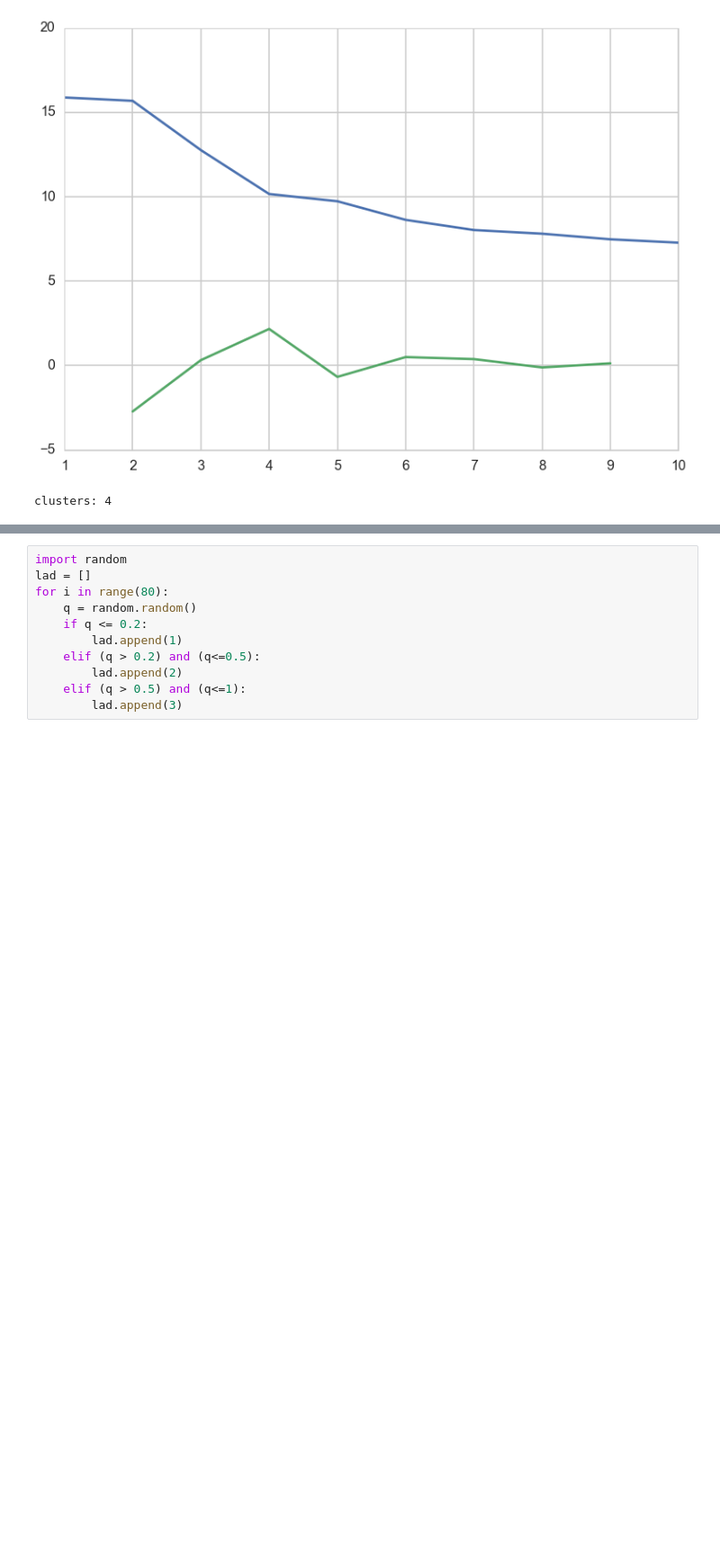
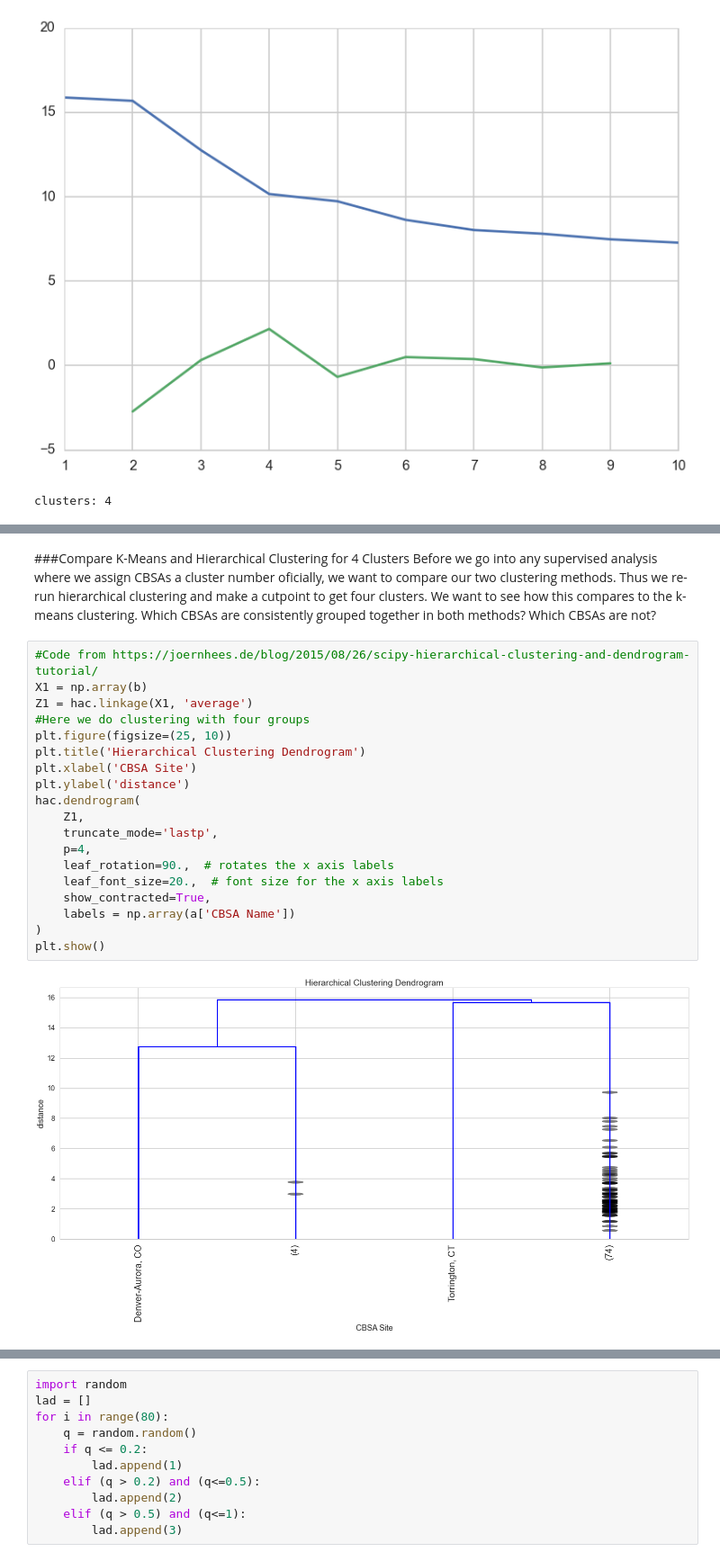
Before and after one commit to mchaffin17/AirPollutionFinalProject, a Jupyter notebook: UnsupervisedAnalysis.ipynb, the cells around one changed output, grey strips where cells are left out. Shown at 90% size. Saved outputs shown, nothing was run; the diff lists cells and outputs as text; blank space fills up the shorter version.

```diff
--- a/UnsupervisedAnalysis.ipynb
+++ b/UnsupervisedAnalysis.ipynb
@@ -102,0 +607,26 @@ clusters: 4
+# %% [markdown]
+###Compare K-Means and Hierarchical Clustering for 4 Clusters
+Before we go into any supervised analysis where we assign CBSAs a cluster number oficially, we want to compare our two clustering methods.  Thus we re-run hierarchical clustering and make a cutpoint to get four clusters.  We want to see how this compares to the k-means clustering.
+Which CBSAs are consistently grouped together in both methods?
+Which CBSAs are not?
+# %%
+#Code from https://joernhees.de/blog/2015/08/26/scipy-hierarchical-clustering-and-dendrogram-tutorial/
+X1 = np.array(b)
+Z1 = hac.linkage(X1, 'average')
+#Here we do clustering with four groups
+plt.figure(figsize=(25, 10))
+plt.title('Hierarchical Clustering Dendrogram')
+plt.xlabel('CBSA Site')
+plt.ylabel('distance')
+hac.dendrogram(
+    Z1,
+    truncate_mode='lastp',
+    p=4,
+    leaf_rotation=90.,  # rotates the x axis labels
+    leaf_font_size=20.,  # font size for the x axis labels
+    show_contracted=True,
+    labels = np.array(a['CBSA Name'])
+)
+plt.show()
+# %% [output]
+[figure, added]
```
Also changed, not shown: parts of 52 cells of this notebook, 1 other file.
